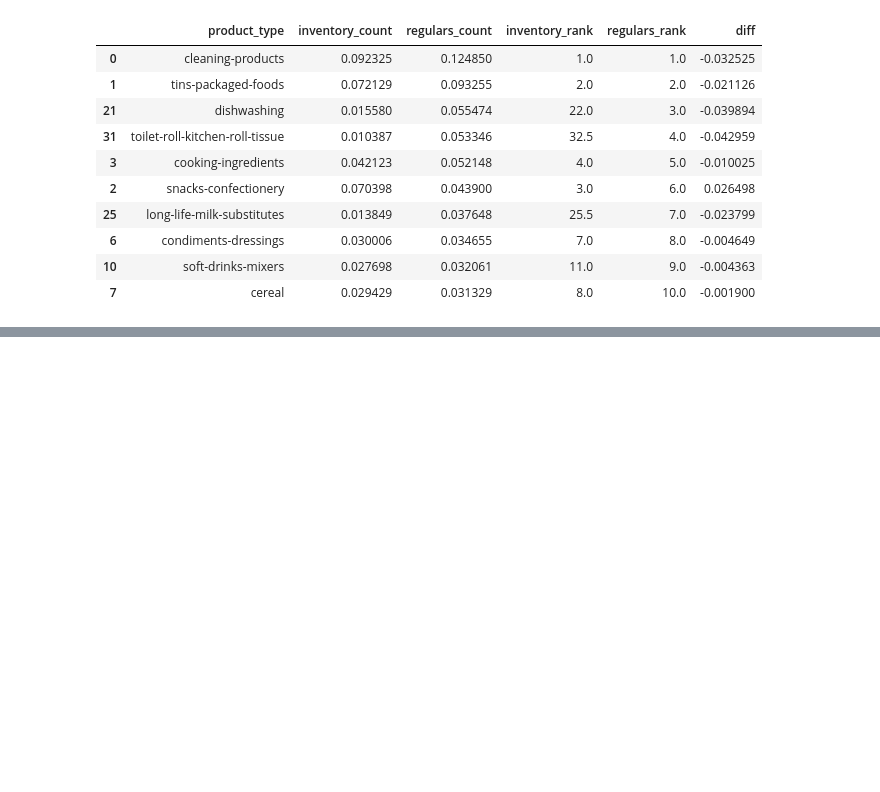
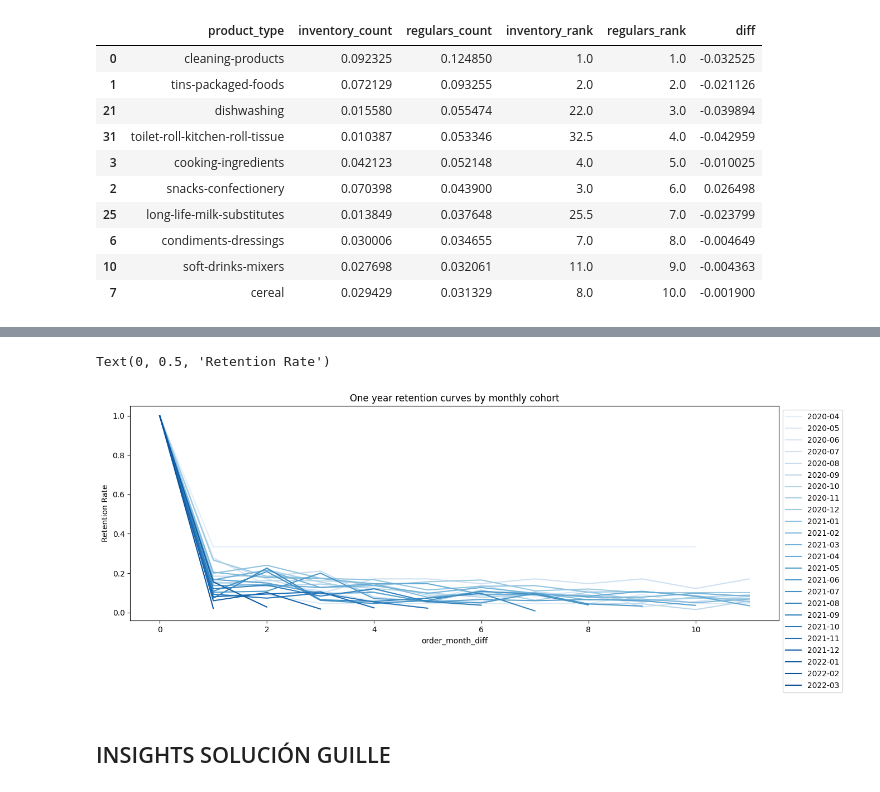
Before and after one commit to pamalo9/zrive-ds, a Jupyter notebook: src/module_2/EDA.ipynb, the cells around one changed output, grey strips where cells are left out. Drawn from its saved outputs; the diff is of its cells as text; code cells hidden in the pictures; blank space fills up the shorter version.

Commit message:
USERS SOLUCIÓN REAL

```diff
--- a/src/module_2/EDA.ipynb
+++ b/src/module_2/EDA.ipynb
@@ -407,0 +542,31 @@ diff_prevalence.sort_values('regulars_count', ascending=False).head(10)
+# %%
+## Retention curve by cohort
+def compute_cohort_stats(x):
+    cohort_size = x.loc[lambda x: x.order_month_diff == 0, 'user_id'].nunique()
+    return (x.groupby('order_month_diff')['user_id'].nunique() / cohort_size).rename('retention_rate')
+
+fig, ax = plt.subplots(figsize=(15,5))
+
+retention_curves = (
+    orders.assign(first_order_month=lambda x: x.groupby('user_id')['order_date'].transform('min').dt.to_period('M'))
+    .assign(order_month=lambda x: x.order_date.dt.to_period('M'))
+    .assign(order_month_diff=lambda x: (x.order_month - x.first_order_month).apply(lambda x: x.n))
+    .groupby('first_order_month').apply(compute_cohort_stats)
+    .reset_index()
+)
+
+colors = plt.cm.Blues(np.linspace(0.1, 0.9, retention_curves.first_order_month.nunique()))
+count=0
+for label, df in retention_curves.groupby('first_order_month'):
+    df.loc[lambda x: x.order_month_diff < 12].plot(x='order_month_diff', y='retention_rate', ax=ax, label=label, color=colors[count])
+    count += 1
+
+# legend outside of box
+plt.legend(bbox_to_anchor=(1, 1), loc='upper left')
+plt.title('One year retention curves by monthly cohort')
+plt.ylabel('Retention Rate')
+# %% [output]
+Text(0, 0.5, 'Retention Rate')
+[figure, added]
+# %% [markdown]
+## INSIGHTS SOLUCIÓN GUILLE
```
Also changed, not shown: parts of 16 cells of this notebook.
